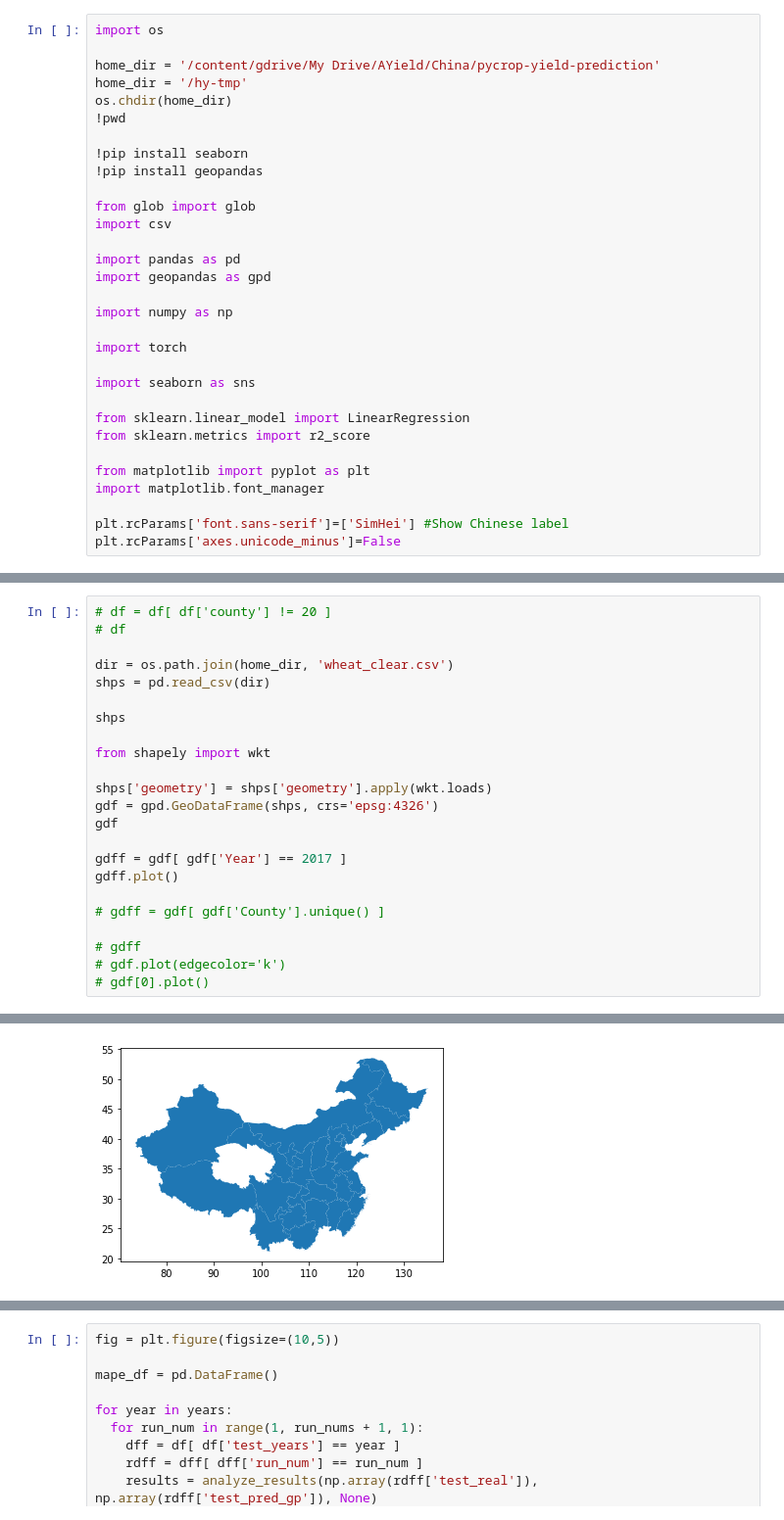
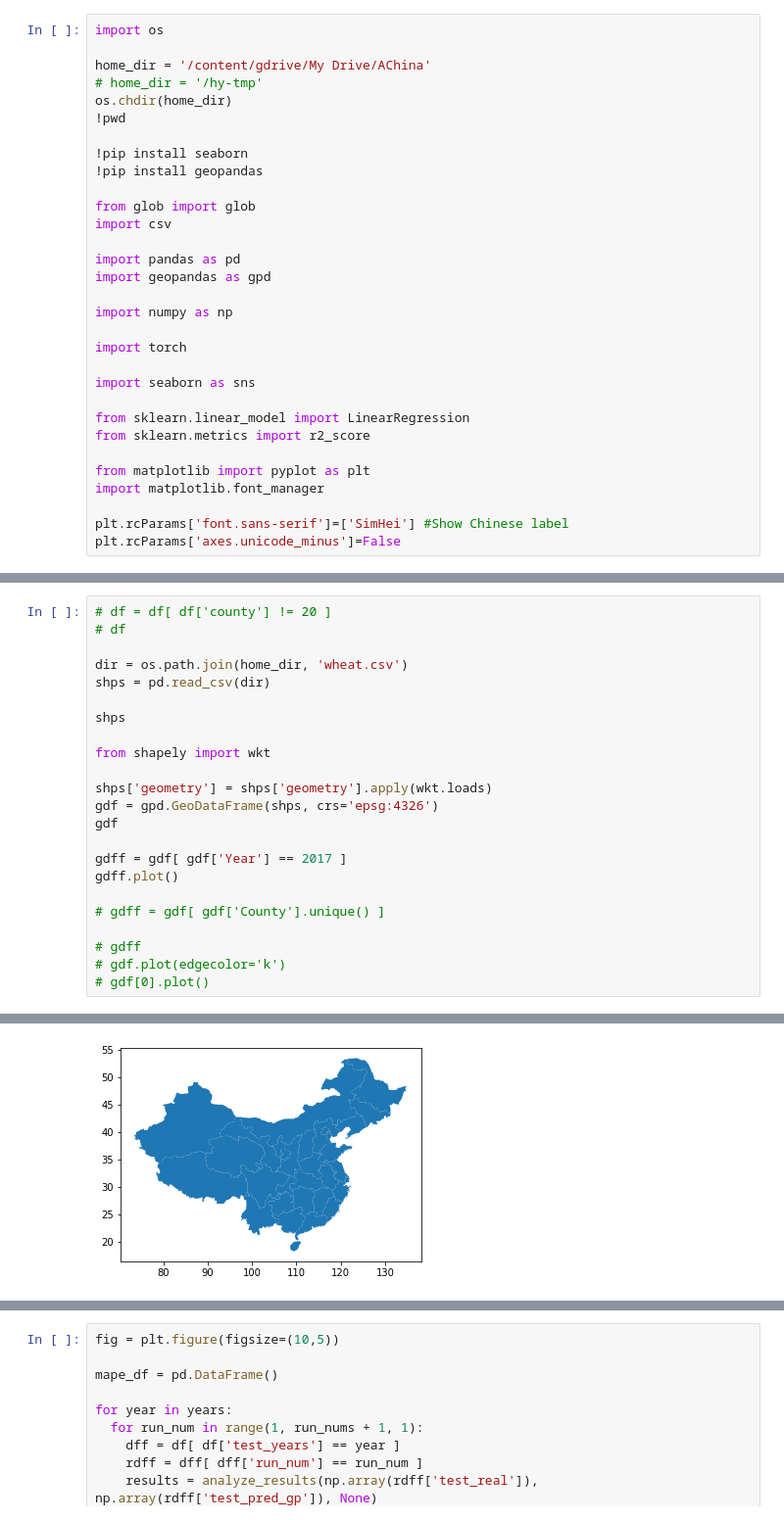
Before and after one commit to koyacolab/china, a Jupyter notebook: AChina_Predict_visual.ipynb, the cells around one changed output, grey strips where cells are left out. Shown at 98% size. Saved outputs shown, nothing was run; the diff lists cells and outputs as text.

```diff
--- a/AChina_Predict_visual.ipynb
+++ b/AChina_Predict_visual.ipynb
@@ -8,8 +9,8 @@ ModuleNotFoundError: No module named 'google.colab'
 # %%
 import os
 
-home_dir = '/content/gdrive/My Drive/AYield/China/pycrop-yield-prediction'
-home_dir = '/hy-tmp'
+home_dir = '/content/gdrive/My Drive/AChina'
+# home_dir = '/hy-tmp'
 os.chdir(home_dir)
 !pwd
 
@@ -157,7 +145,7 @@ df
 # df = df[ df['county'] != 20 ]
 # df
 
-dir = os.path.join(home_dir, 'wheat_clear.csv')
+dir = os.path.join(home_dir, 'wheat.csv')
 shps = pd.read_csv(dir)
 
 shps
@@ -181,4 +170,4 @@ gdff.plot()
-[figure, old version]
+[figure, new version]
 # %%
 from pyparsing.helpers import PrecededBy
 def analyze_results(true, pred, pred_gp):
```
Also changed, not shown: parts of 9 cells of this notebook.
